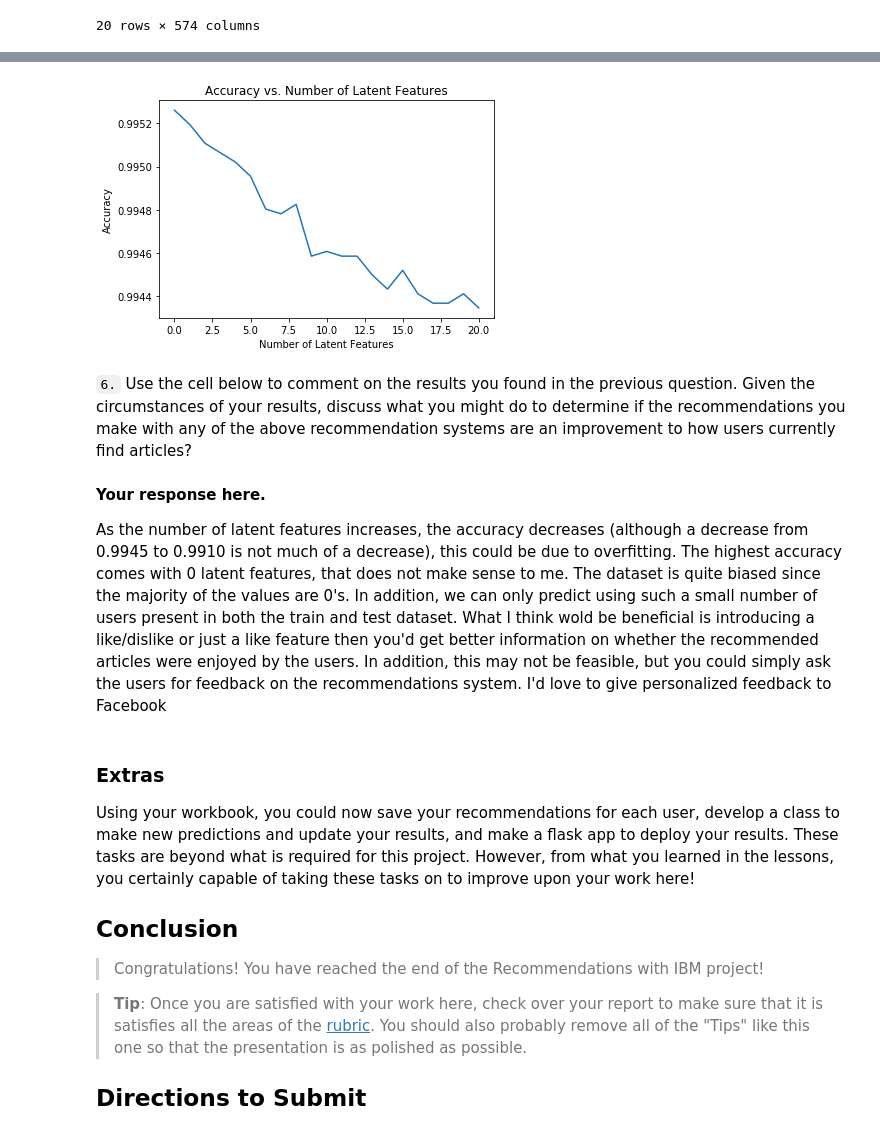
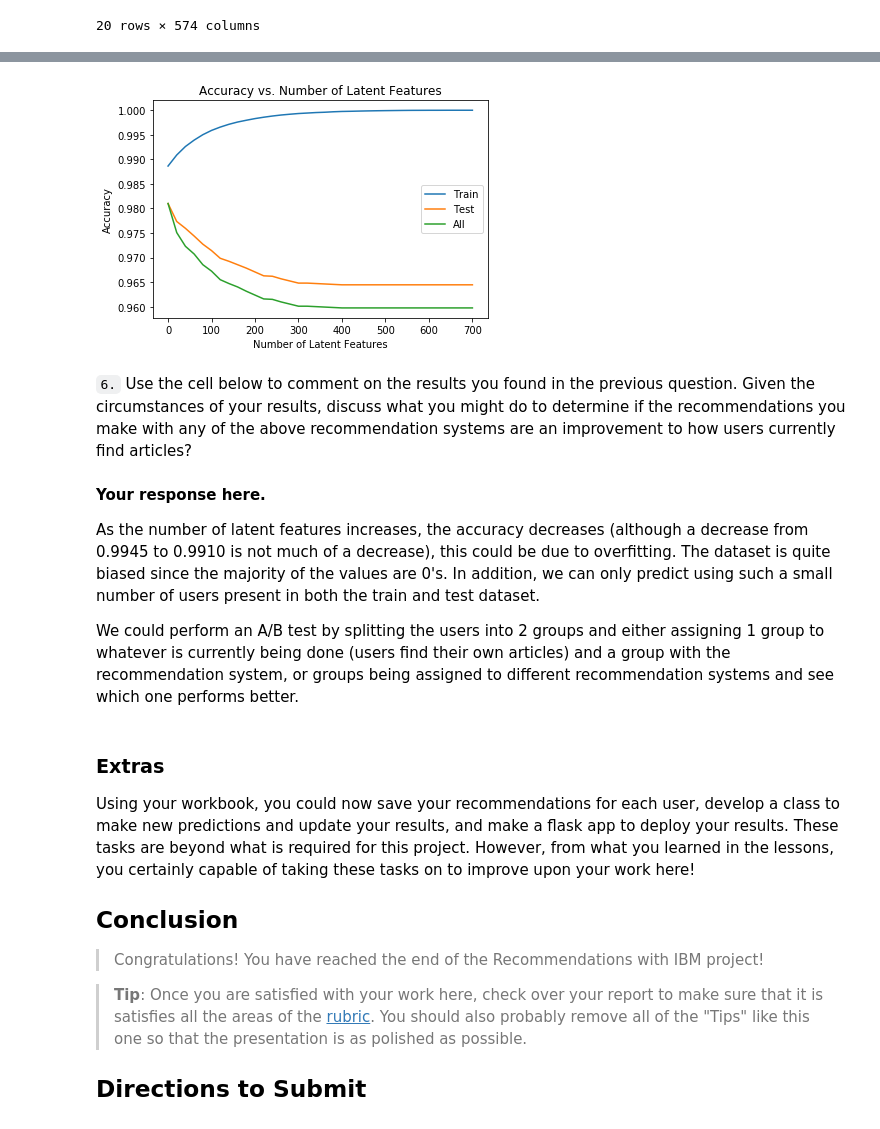
Before and after one commit to ursulahneumann/IBM_recommendations, a Jupyter notebook: Recommendations_with_IBM.ipynb, the cells around one changed output, grey strips where cells are left out. Cells and saved outputs as stored; diff of their text form; code cells hidden in the pictures.

Commit message:
Make reviewer recommended edits

```diff
--- a/Recommendations_with_IBM.ipynb
+++ b/Recommendations_with_IBM.ipynb
@@ -902,44 +902,25 @@ plt.title('Accuracy vs. Number of Latent Features');
-# %%
-# Use these cells to see how well you can use the training
-# decomposition to predict on test data
-
-num_latent_feats = np.arange(0,21,1)
-sum_errs_train = []
-sum_errs_test = []
-
-for k in num_latent_feats:
-    # restructure with k latent features
-    s_train_new, u_train_new, vt_train_new = np.diag(s_train[:k]), u_train[:, :k], vt_train[:k, :]
-    u_test_new, vt_test_new = u_test[:, :k], vt_test[:k, :]
-
-    # take dot product
-    user_item_train_est = np.around(np.dot(np.dot(u_train_new, s_train_new), vt_train_new))
-    user_item_test_est = np.around(np.dot(np.dot(u_test_new, s_train_new), vt_test_new))
-
-    # compute error for each prediction to actual value
-    diffs_train = np.subtract(user_item_train, user_item_train_est)
-    diffs_test = np.subtract(user_item_test_subset, user_item_test_est)
-
-    # total errors and keep track of them
-    err_train = np.sum(np.sum(np.abs(diffs_train)))
-    sum_errs_train.append(err_train)
-
-    err_test = np.sum(np.sum(np.abs(diffs_test)))
-    sum_errs_test.append(err_test)
-
-
-plt.plot(num_latent_feats, 1 - np.array(sum_errs_test)/df.shape[0]);
-plt.xlabel('Number of Latent Features');
-plt.ylabel('Accuracy');
-plt.title('Accuracy vs. Number of Latent Features');
-# %% [output]
-[figure, removed]
+# %%
+# plt.plot(num_latent_feats, 1 - np.array(sum_errs_test)/df.shape[0], label = 'Test');
+# plt.plot(num_latent_feats, 1 - np.array(sum_errs_train)/df.shape[0], label = 'Train');
+
+plt.plot(num_latent_feats, 1 - np.array(sum_errs_train)/(user_item_train.shape[0]*user_item_test_subset.shape[1]), label='Train');
+plt.plot(num_latent_feats, 1 - np.array(sum_errs_test)/(user_item_test_subset.shape[0]*user_item_test_subset.shape[1]), label='Test');
+
+plt.plot(num_latent_feats, all_errs, label = 'All');
+plt.xlabel('Number of Latent Features');
+plt.ylabel('Accuracy');
+plt.title('Accuracy vs. Number of Latent Features');
+plt.legend();
+# %% [output]
+[figure, added]
 # %% [markdown]
 `6.` Use the cell below to comment on the results you found in the previous question. Given the circumstances of your results, discuss what you might do to determine if the recommendations you make with any of the above recommendation systems are an improvement to how users currently find articles?
 # %% [markdown]
 **Your response here.**
 
-As the number of latent features increases, the accuracy decreases (although a decrease from 0.9945 to 0.9910 is not much of a decrease), this could be due to overfitting.  The highest accuracy comes with 0 latent features, that does not make sense to me.  The dataset is quite biased since the majority of the values are 0's.  In addition, we can only predict using such a small number of users present in both the train and test dataset. What I think wold be beneficial is introducing a like/dislike or just a like feature then you'd get better information on whether the recommended articles were enjoyed by the users.  In addition, this may not be feasible, but you could simply ask the users for feedback on the recommendations system. I'd love to give personalized feedback to Facebook
+As the number of latent features increases, the accuracy decreases (although a decrease from 0.9945 to 0.9910 is not much of a decrease), this could be due to overfitting.  The dataset is quite biased since the majority of the values are 0's.  In addition, we can only predict using such a small number of users present in both the train and test dataset.
+
+We could perform an A/B test by splitting the users into 2 groups and either assigning 1 group to whatever is currently being done (users find their own articles) and a group with the recommendation system, or groups being assigned to different recommendation systems and see which one performs better.
 # %% [markdown]
 <a id='conclusions'></a>
 ### Extras
```
Also changed, not shown: parts of 9 cells of this notebook, 1 other file.
